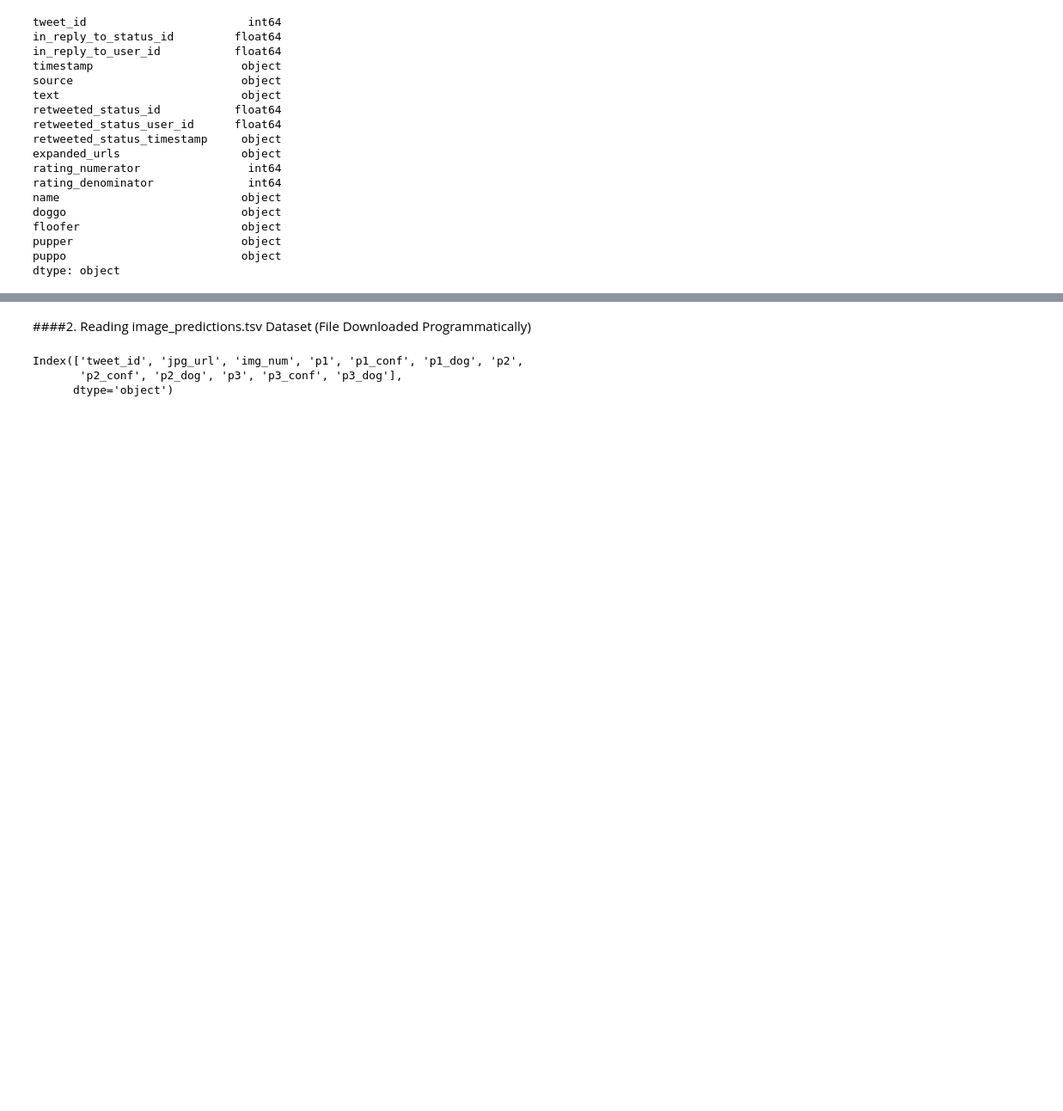
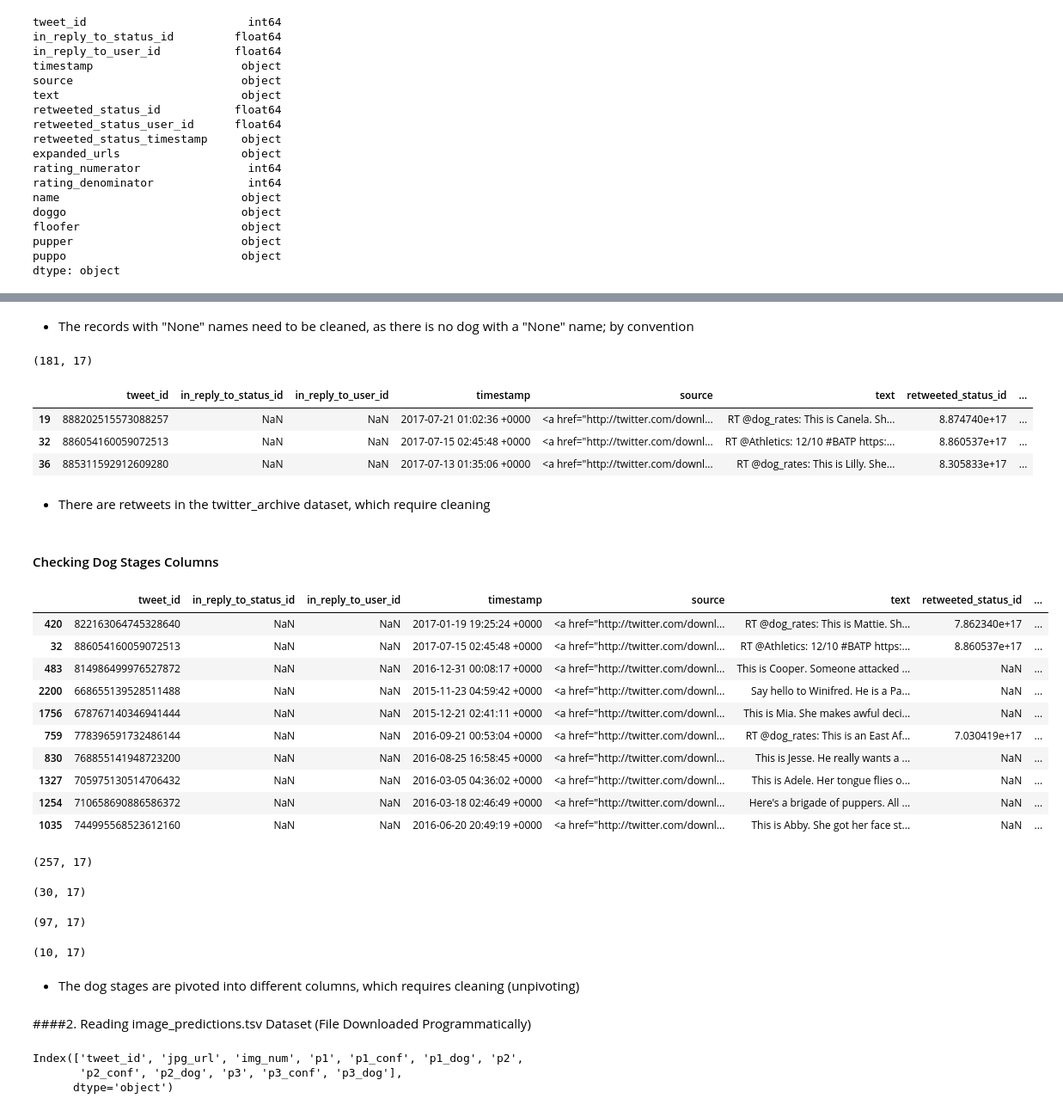
Before and after one commit to IsaacMwendwa/Udacity-Data-Analyst-Nanodegree-Project-2, a Jupyter notebook: wrangle_act.ipynb, the cells around one changed output, grey strips where cells are left out. Shown at 86% size. Cells and saved outputs as stored; diff of their text form; code cells hidden in the pictures; blank space fills up the shorter version.

```diff
--- a/wrangle_act.ipynb
+++ b/wrangle_act.ipynb
@@ -258,3 +345,63 @@ twitter_archive_df.head()
+# %% [markdown]
+* The records with "None" names need to be cleaned, as there is no dog with a "None" name; by convention
+# %%
+# Checking if there are retweets
+retweets_archive_df = twitter_archive_df[twitter_archive_df['text'].str.contains("RT @")]
+retweets_archive_df.shape
+# %% [output]
+(181, 17)
+# %%
+# Displaying retweets
+retweets_archive_df.head(3)
+# %% [output]
+|  | tweet_id | in_reply_to_status_id | in_reply_to_user_id | timestamp | source | text | retweeted_status_id | ... |
+| 19 | 888202515573088257 | NaN | NaN | 2017-07-21 01:02:36 +0000 | <a href="http://twitter.com/downl... | RT @dog_rates: This is Canela. Sh... | 8.874740e+17 | ... |
+| 32 | 886054160059072513 | NaN | NaN | 2017-07-15 02:45:48 +0000 | <a href="http://twitter.com/downl... | RT @Athletics: 12/10 #BATP https:... | 8.860537e+17 | ... |
+| 36 | 885311592912609280 | NaN | NaN | 2017-07-13 01:35:06 +0000 | <a href="http://twitter.com/downl... | RT @dog_rates: This is Lilly. She... | 8.305833e+17 | ... |
+# %% [markdown]
+* There are retweets in the twitter_archive dataset, which require cleaning
+# %% [markdown]
+#### Checking Dog Stages Columns
+# %%
+twitter_archive_df.sample(10)
+# %% [output]
+|  | tweet_id | in_reply_to_status_id | in_reply_to_user_id | timestamp | source | text | retweeted_status_id | ... |
+| 420 | 822163064745328640 | NaN | NaN | 2017-01-19 19:25:24 +0000 | <a href="http://twitter.com/downl... | RT @dog_rates: This is Mattie. Sh... | 7.862340e+17 | ... |
+| 32 | 886054160059072513 | NaN | NaN | 2017-07-15 02:45:48 +0000 | <a href="http://twitter.com/downl... | RT @Athletics: 12/10 #BATP https:... | 8.860537e+17 | ... |
+| 483 | 814986499976527872 | NaN | NaN | 2016-12-31 00:08:17 +0000 | <a href="http://twitter.com/downl... | This is Cooper. Someone attacked ... | NaN | ... |
+| 2200 | 668655139528511488 | NaN | NaN | 2015-11-23 04:59:42 +0000 | <a href="http://twitter.com/downl... | Say hello to Winifred. He is a Pa... | NaN | ... |
+| 1756 | 678767140346941444 | NaN | NaN | 2015-12-21 02:41:11 +0000 | <a href="http://twitter.com/downl... | This is Mia. She makes awful deci... | NaN | ... |
+| 759 | 778396591732486144 | NaN | NaN | 2016-09-21 00:53:04 +0000 | <a href="http://twitter.com/downl... | RT @dog_rates: This is an East Af... | 7.030419e+17 | ... |
+| 830 | 768855141948723200 | NaN | NaN | 2016-08-25 16:58:45 +0000 | <a href="http://twitter.com/downl... | This is Jesse. He really wants a ... | NaN | ... |
+| 1327 | 705975130514706432 | NaN | NaN | 2016-03-05 04:36:02 +0000 | <a href="http://twitter.com/downl... | This is Adele. Her tongue flies o... | NaN | ... |
+| 1254 | 710658690886586372 | NaN | NaN | 2016-03-18 02:46:49 +0000 | <a href="http://twitter.com/downl... | Here's a brigade of puppers. All ... | NaN | ... |
+| 1035 | 744995568523612160 | NaN | NaN | 2016-06-20 20:49:19 +0000 | <a href="http://twitter.com/downl... | This is Abby. She got her face st... | NaN | ... |
+# %%
+# Pupper Stage
+pupper_df = twitter_archive_df[twitter_archive_df['pupper'] == 'pupper']
+pupper_df.shape
+# %% [output]
+(257, 17)
+# %%
+# Puppo Stage
+puppo_df = twitter_archive_df[twitter_archive_df['puppo'] == 'puppo']
+puppo_df.shape
+# %% [output]
+(30, 17)
+# %%
+# Doggo Stage
+doggo_df = twitter_archive_df[twitter_archive_df['doggo'] == 'doggo']
+doggo_df.shape
+# %% [output]
+(97, 17)
+# %%
+# Pupper Stage
+floofer_df = twitter_archive_df[twitter_archive_df['floofer'] == 'floofer']
+floofer_df.shape
+# %% [output]
+(10, 17)
+# %% [markdown]
+* The dog stages are pivoted into different columns, which requires cleaning (unpivoting)
 # %% [markdown]
 ####2.  Reading image_predictions.tsv Dataset (File Downloaded Programmatically)
 # %%
```
Also changed, not shown: parts of 23 cells of this notebook.
